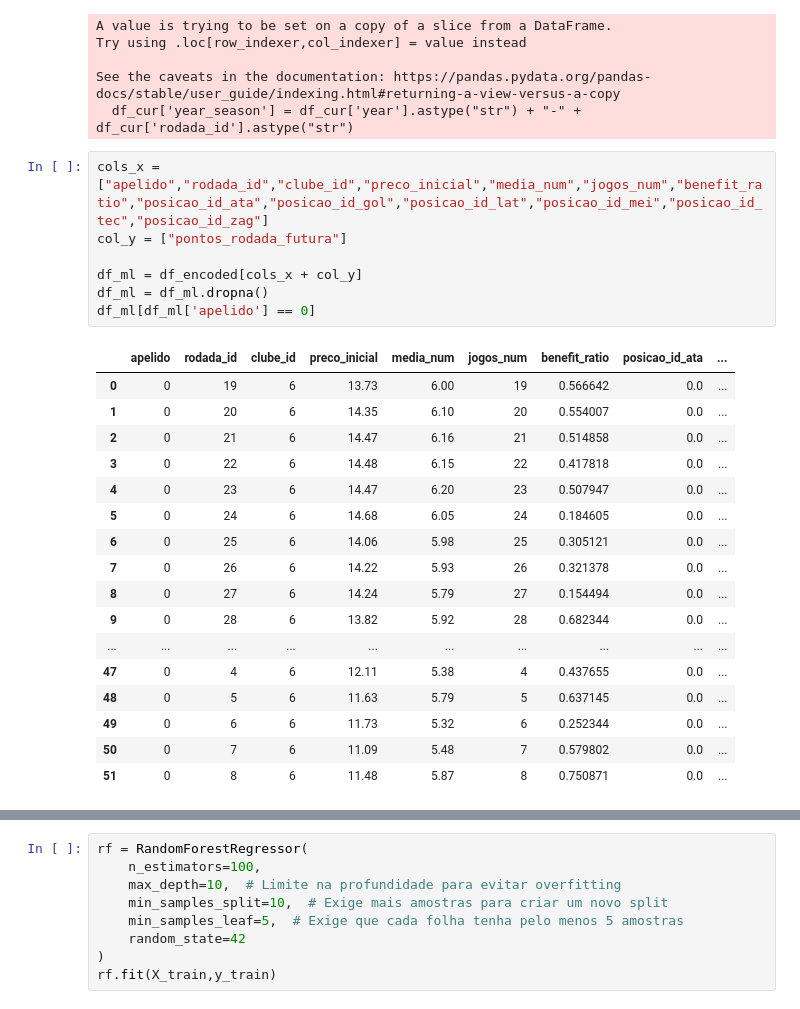
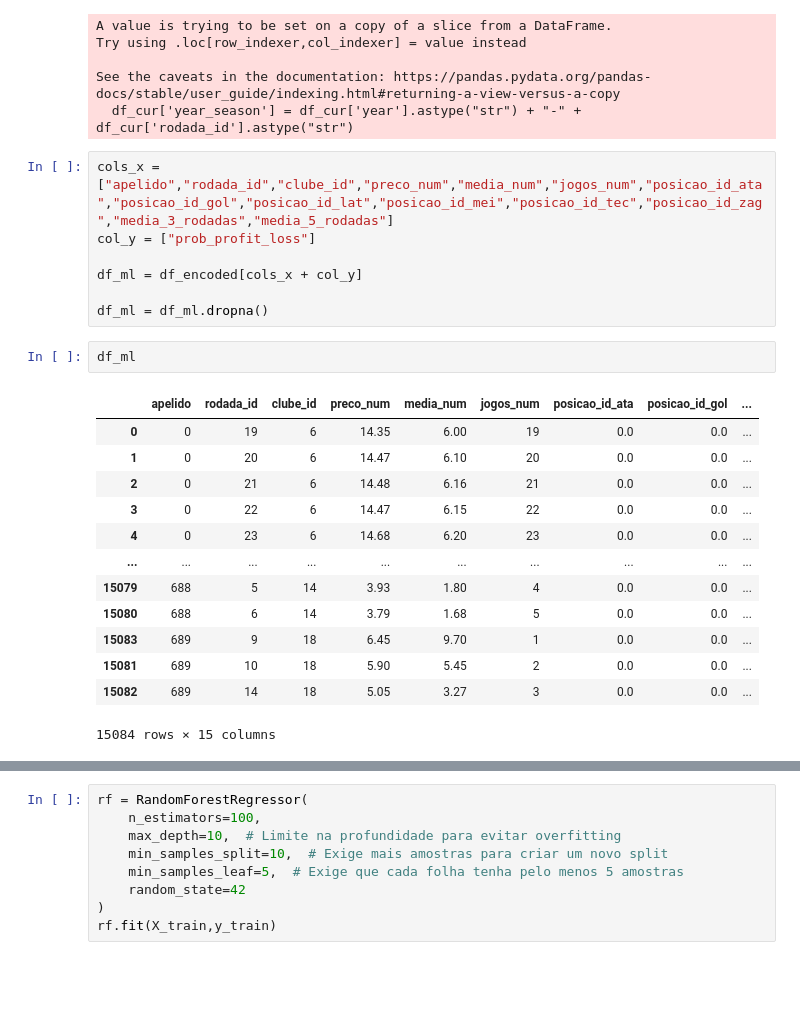
Before and after one commit to victor-mattos/cartola-fc, a Jupyter notebook: modeling.ipynb, the cells around one changed output, grey strips where cells are left out. Drawn from its saved outputs; the diff is of its cells as text; blank space fills up the shorter version.

```diff
--- a/modeling.ipynb
+++ b/modeling.ipynb
@@ -27,27 +27,25 @@ Try using .loc[row_indexer,col_indexer] = value instead
 See the caveats in the documentation: https://pandas.pydata.org/pandas-docs/stable/user_guide/indexing.html#returning-a-view-versus-a-copy
   df_cur['year_season'] = df_cur['year'].astype("str") + "-" + df_cur['rodada_id'].astype("str")
 # %%
-cols_x = ["apelido","rodada_id","clube_id","preco_inicial","media_num","jogos_num","benefit_ratio","posicao_id_ata","posicao_id_gol","posicao_id_lat","posicao_id_mei","posicao_id_tec","posicao_id_zag"]
-col_y = ["pontos_rodada_futura"]
+cols_x = ["apelido","rodada_id","clube_id","preco_num","media_num","jogos_num","posicao_id_ata","posicao_id_gol","posicao_id_lat","posicao_id_mei","posicao_id_tec","posicao_id_zag","media_3_rodadas","media_5_rodadas"]
+col_y = ["prob_profit_loss"]
 
 df_ml = df_encoded[cols_x + col_y]
+
 df_ml = df_ml.dropna()
-df_ml[df_ml['apelido'] == 0]
-# %% [output]
-|  | apelido | rodada_id | clube_id | preco_inicial | media_num | jogos_num | benefit_ratio | posicao_id_ata | ... |
-| 0 | 0 | 19 | 6 | 13.73 | 6.00 | 19 | 0.566642 | 0.0 | ... |
-| 1 | 0 | 20 | 6 | 14.35 | 6.10 | 20 | 0.554007 | 0.0 | ... |
-| 2 | 0 | 21 | 6 | 14.47 | 6.16 | 21 | 0.514858 | 0.0 | ... |
-| 3 | 0 | 22 | 6 | 14.48 | 6.15 | 22 | 0.417818 | 0.0 | ... |
-| 4 | 0 | 23 | 6 | 14.47 | 6.20 | 23 | 0.507947 | 0.0 | ... |
-| 5 | 0 | 24 | 6 | 14.68 | 6.05 | 24 | 0.184605 | 0.0 | ... |
-| 6 | 0 | 25 | 6 | 14.06 | 5.98 | 25 | 0.305121 | 0.0 | ... |
-| 7 | 0 | 26 | 6 | 14.22 | 5.93 | 26 | 0.321378 | 0.0 | ... |
-| 8 | 0 | 27 | 6 | 14.24 | 5.79 | 27 | 0.154494 | 0.0 | ... |
-| 9 | 0 | 28 | 6 | 13.82 | 5.92 | 28 | 0.682344 | 0.0 | ... |
-| ... | ... | ... | ... | ... | ... | ... | ... | ... | ... |
-| 47 | 0 | 4 | 6 | 12.11 | 5.38 | 4 | 0.437655 | 0.0 | ... |
-| 48 | 0 | 5 | 6 | 11.63 | 5.79 | 5 | 0.637145 | 0.0 | ... |
-| 49 | 0 | 6 | 6 | 11.73 | 5.32 | 6 | 0.252344 | 0.0 | ... |
-| 50 | 0 | 7 | 6 | 11.09 | 5.48 | 7 | 0.579802 | 0.0 | ... |
-| 51 | 0 | 8 | 6 | 11.48 | 5.87 | 8 | 0.750871 | 0.0 | ... |
+# %%
+df_ml
+# %% [output]
+|  | apelido | rodada_id | clube_id | preco_num | media_num | jogos_num | posicao_id_ata | posicao_id_gol | ... |
+| 0 | 0 | 19 | 6 | 14.35 | 6.00 | 19 | 0.0 | 0.0 | ... |
+| 1 | 0 | 20 | 6 | 14.47 | 6.10 | 20 | 0.0 | 0.0 | ... |
+| 2 | 0 | 21 | 6 | 14.48 | 6.16 | 21 | 0.0 | 0.0 | ... |
+| 3 | 0 | 22 | 6 | 14.47 | 6.15 | 22 | 0.0 | 0.0 | ... |
+| 4 | 0 | 23 | 6 | 14.68 | 6.20 | 23 | 0.0 | 0.0 | ... |
+| ... | ... | ... | ... | ... | ... | ... | ... | ... | ... |
+| 15079 | 688 | 5 | 14 | 3.93 | 1.80 | 4 | 0.0 | 0.0 | ... |
+| 15080 | 688 | 6 | 14 | 3.79 | 1.68 | 5 | 0.0 | 0.0 | ... |
+| 15083 | 689 | 9 | 18 | 6.45 | 9.70 | 1 | 0.0 | 0.0 | ... |
+| 15081 | 689 | 10 | 18 | 5.90 | 5.45 | 2 | 0.0 | 0.0 | ... |
+| 15082 | 689 | 14 | 18 | 5.05 | 3.27 | 3 | 0.0 | 0.0 | ... |
+15084 rows × 15 columns
```
Also changed, not shown: parts of 10 cells of this notebook, 2 other files.
